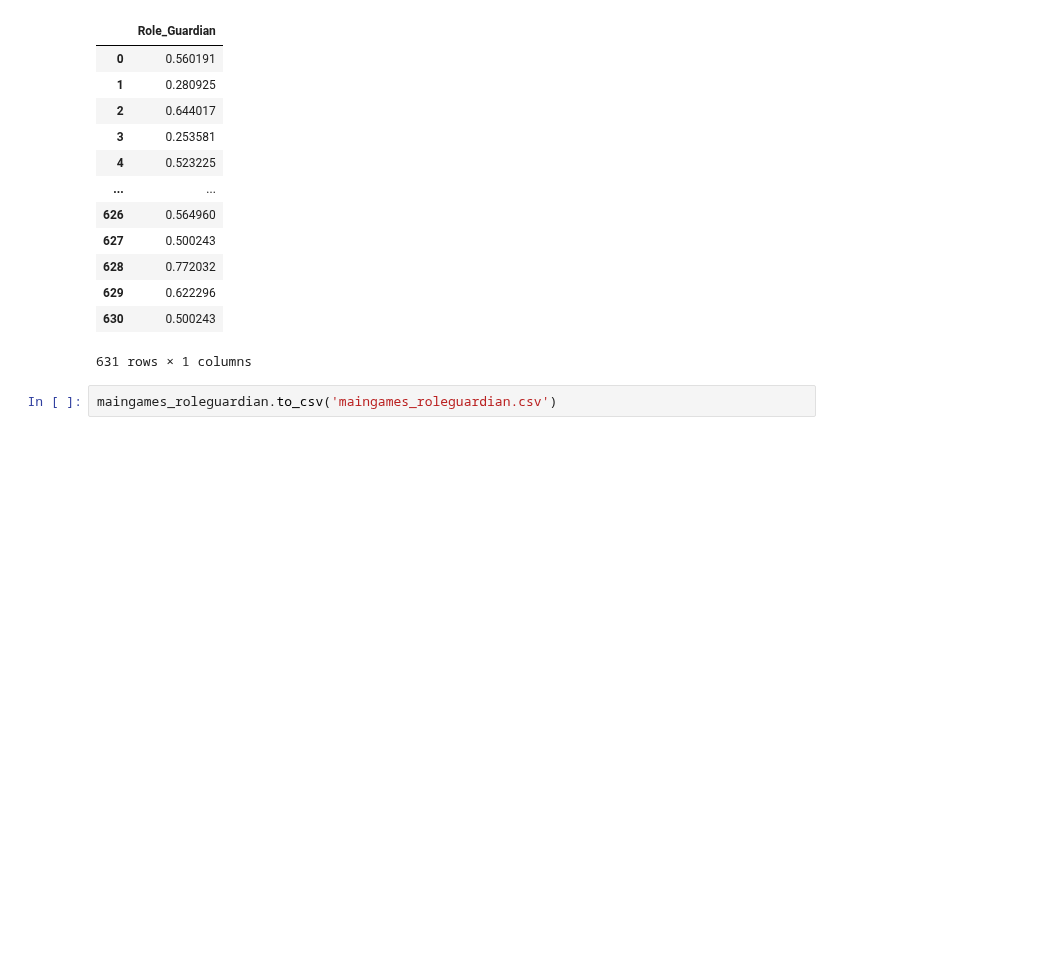
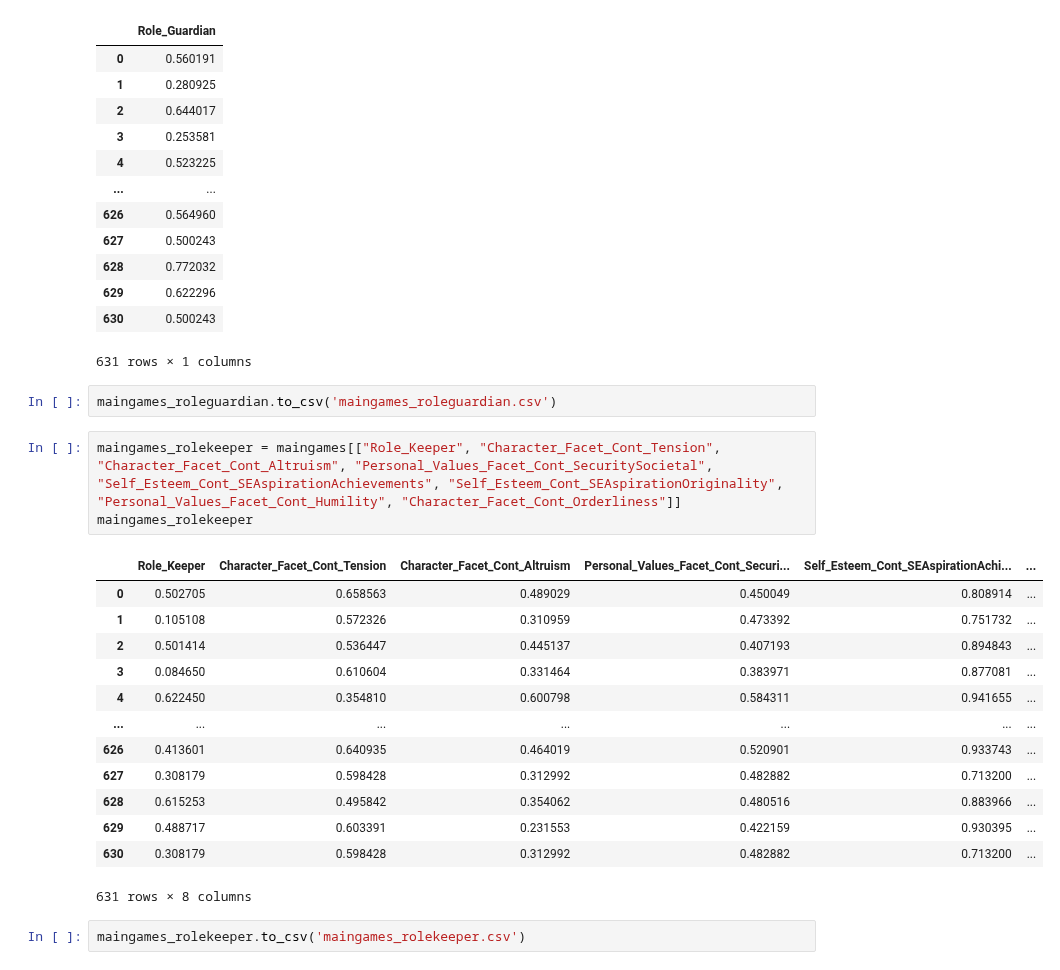
Before and after one commit to dindaslsbilla/coba, a Jupyter notebook: Untitled1.ipynb, the cells around one changed output. Drawn from its saved outputs; the diff is of its cells as text; blank space fills up the shorter version.

Commit message:
add role keeper to csv

```diff
--- a/Untitled1.ipynb
+++ b/Untitled1.ipynb
@@ -493,3 +493,23 @@ maingames_roleguardian
 631 rows × 1 columns
 # %%
 maingames_roleguardian.to_csv('maingames_roleguardian.csv')
+# %%
+maingames_rolekeeper = maingames[["Role_Keeper", "Character_Facet_Cont_Tension", "Character_Facet_Cont_Altruism", "Personal_Values_Facet_Cont_SecuritySocietal",
+"Self_Esteem_Cont_SEAspirationAchievements", "Self_Esteem_Cont_SEAspirationOriginality", "Personal_Values_Facet_Cont_Humility", "Character_Facet_Cont_Orderliness"]]
+maingames_rolekeeper
+# %% [output]
+|  | Role_Keeper | Character_Facet_Cont_Tension | Character_Facet_Cont_Altruism | Personal_Values_Facet_Cont_Securi... | Self_Esteem_Cont_SEAspirationAchi... | ... |
+| 0 | 0.502705 | 0.658563 | 0.489029 | 0.450049 | 0.808914 | ... |
+| 1 | 0.105108 | 0.572326 | 0.310959 | 0.473392 | 0.751732 | ... |
+| 2 | 0.501414 | 0.536447 | 0.445137 | 0.407193 | 0.894843 | ... |
+| 3 | 0.084650 | 0.610604 | 0.331464 | 0.383971 | 0.877081 | ... |
+| 4 | 0.622450 | 0.354810 | 0.600798 | 0.584311 | 0.941655 | ... |
+| ... | ... | ... | ... | ... | ... | ... |
+| 626 | 0.413601 | 0.640935 | 0.464019 | 0.520901 | 0.933743 | ... |
+| 627 | 0.308179 | 0.598428 | 0.312992 | 0.482882 | 0.713200 | ... |
+| 628 | 0.615253 | 0.495842 | 0.354062 | 0.480516 | 0.883966 | ... |
+| 629 | 0.488717 | 0.603391 | 0.231553 | 0.422159 | 0.930395 | ... |
+| 630 | 0.308179 | 0.598428 | 0.312992 | 0.482882 | 0.713200 | ... |
+631 rows × 8 columns
+# %%
+maingames_rolekeeper.to_csv('maingames_rolekeeper.csv')
```
Also changed, not shown: parts of 1 cell of this notebook, 1 other file.
